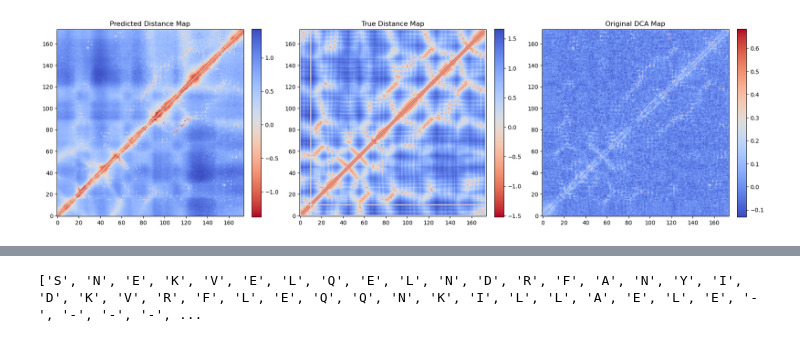
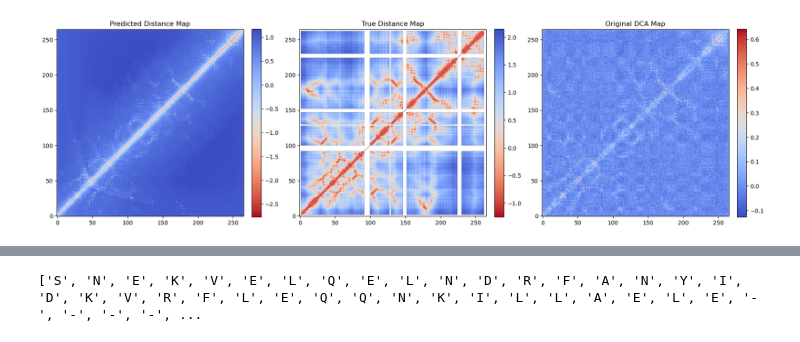
Before and after one commit to Fabiog17/Internship, a Jupyter notebook: Idea_of_a_GNN.ipynb, the cells around one changed output, grey strips where cells are left out. Saved outputs shown, nothing was run; the diff lists cells and outputs as text; code cells hidden in the pictures.

```diff
--- a/Idea_of_a_GNN.ipynb
+++ b/Idea_of_a_GNN.ipynb
@@ -15,7 +15,7 @@ def sinusoidal_positional_encoding(N, d_model):
     return pe  # shape [N, d_model]
 # %%
 
-def build_graph(sequence, score_map, distance_map=None):
+def build_graph_old(sequence, score_map, distance_map=None):
 
     N = len(sequence)
     # Build fully-connected directed edges excluding self-loops
@@ -246,7 +297,7 @@ class EdgeGNN(nn.Module):
 # %%
 device= torch.device('cuda' if torch.cuda.is_available() else 'cpu')
 #Create model
-model = EdgeGNN(node_in_ch=16, edge_in_ch=1, edge_out_ch=1, GNN_layers=7)
+model = EdgeGNN(node_in_ch=16, edge_in_ch=1, edge_out_ch=1, GNN_layers=6)
 model = model.to(device)
 loss_fn = torch.nn.HuberLoss()  ##controllare parametri, valore medio sul grafo o da un valore diverso ad ogni edge? In tal modo quelle grosse sonon molto più pesanti e rilevanti (dividere per numero do edge???)
 #vedere sec'e un  modo per meedialre la loss sugli edge (moduli di torch geometric o torch scatter)
@@ -350,41 +401,41 @@ def graph_to_matrix(data, values):
 
     return mat
 # %%
-loader = DataLoader([train_loader.dataset[10]], batch_size=1)
+loader = DataLoader([train_loader.dataset[0]], batch_size=1)
 #loader = DataLoader([test_data[6]], batch_size=1)
 batch = next(iter(loader)).to(device)
 
 with torch.no_grad():
     _, pred_dist = model(batch)
 
 pred_dist = pred_dist.squeeze()
 
 pred_dist_map = graph_to_matrix(batch, pred_dist.cpu())
 true_dist_map = graph_to_matrix(batch, batch.y.cpu())
 original_dca_map = graph_to_matrix(batch, batch.edge_attr.cpu())
 
 
 fig, axes = plt.subplots(1, 3, figsize=(18, 6))  # 1 row, 3 columns
 
 # --- Predicted Distance Map ---
 im0 = axes[0].imshow(pred_dist_map, cmap='coolwarm_r', origin='lower')
 axes[0].set_title("Predicted Distance Map")
 plt.colorbar(im0, ax=axes[0], fraction=0.046, pad=0.04)
 
 # --- True Distance Map ---
 im1 = axes[1].imshow(true_dist_map, cmap='coolwarm_r', origin='lower')
 axes[1].set_title("True Distance Map")
 plt.colorbar(im1, ax=axes[1], fraction=0.046, pad=0.04)
 
 # --- Original DCA Map ---
 im2 = axes[2].imshow(original_dca_map, cmap='coolwarm', origin='lower')
 axes[2].set_title("Original DCA Map")
 plt.colorbar(im2, ax=axes[2], fraction=0.046, pad=0.04)
 
 plt.tight_layout()
 plt.show()
 # %% [output]
-[figure, old version]
+[figure, new version]
 # %%
 import os
 import pickle
```
Also changed, not shown: parts of 5 cells of this notebook, 9 other files.
